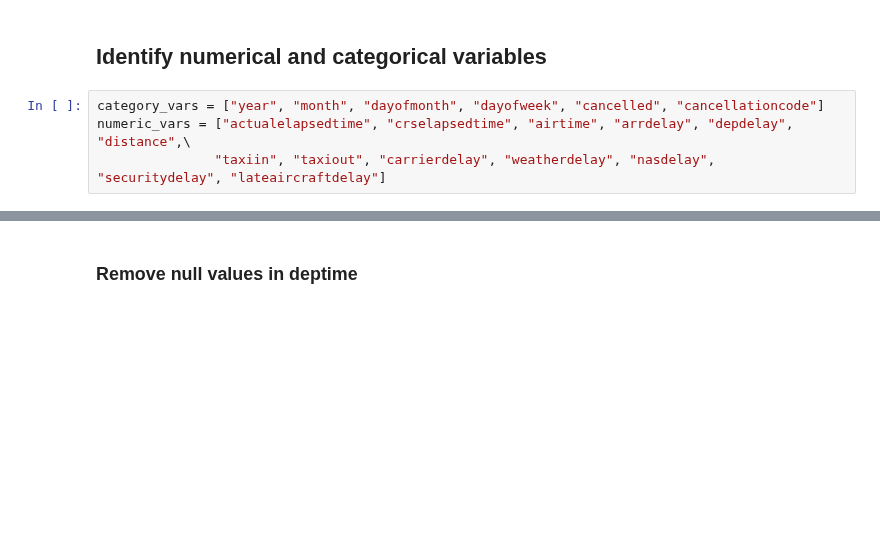
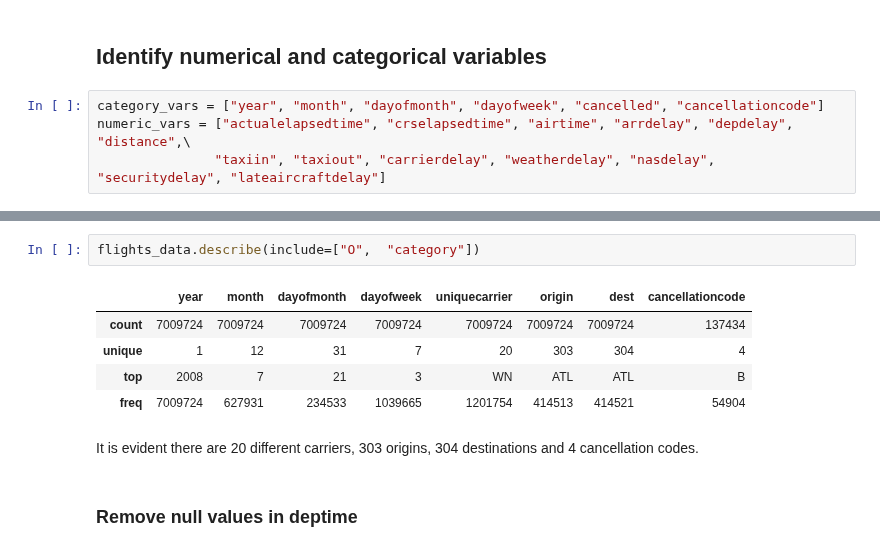
Before and after one commit to command7/exploratory_data_analysis, a Jupyter notebook: Analysis.ipynb, the cells around one changed output, grey strips where cells are left out. Cells and saved outputs as stored; diff of their text form; blank space fills up the shorter version.

```diff
--- a/Analysis.ipynb
+++ b/Analysis.ipynb
@@ -141,3 +162,13 @@ numeric_vars = ["actualelapsedtime", "crselapsedtime", "airtime", "arrdelay", "d
+# %%
+flights_data.describe(include=["O",  "category"])
+# %% [output]
+|  | year | month | dayofmonth | dayofweek | uniquecarrier | origin | dest | cancellationcode |
+| count | 7009724 | 7009724 | 7009724 | 7009724 | 7009724 | 7009724 | 7009724 | 137434 |
+| unique | 1 | 12 | 31 | 7 | 20 | 303 | 304 | 4 |
+| top | 2008 | 7 | 21 | 3 | WN | ATL | ATL | B |
+| freq | 7009724 | 627931 | 234533 | 1039665 | 1201754 | 414513 | 414521 | 54904 |
+# %% [markdown]
+It is evident there are 20 different carriers, 303 origins, 304 destinations and 4 cancellation codes.
 # %% [markdown]
 ### Remove null values in deptime
 # %%
```
Also changed, not shown: parts of 4 cells of this notebook.
